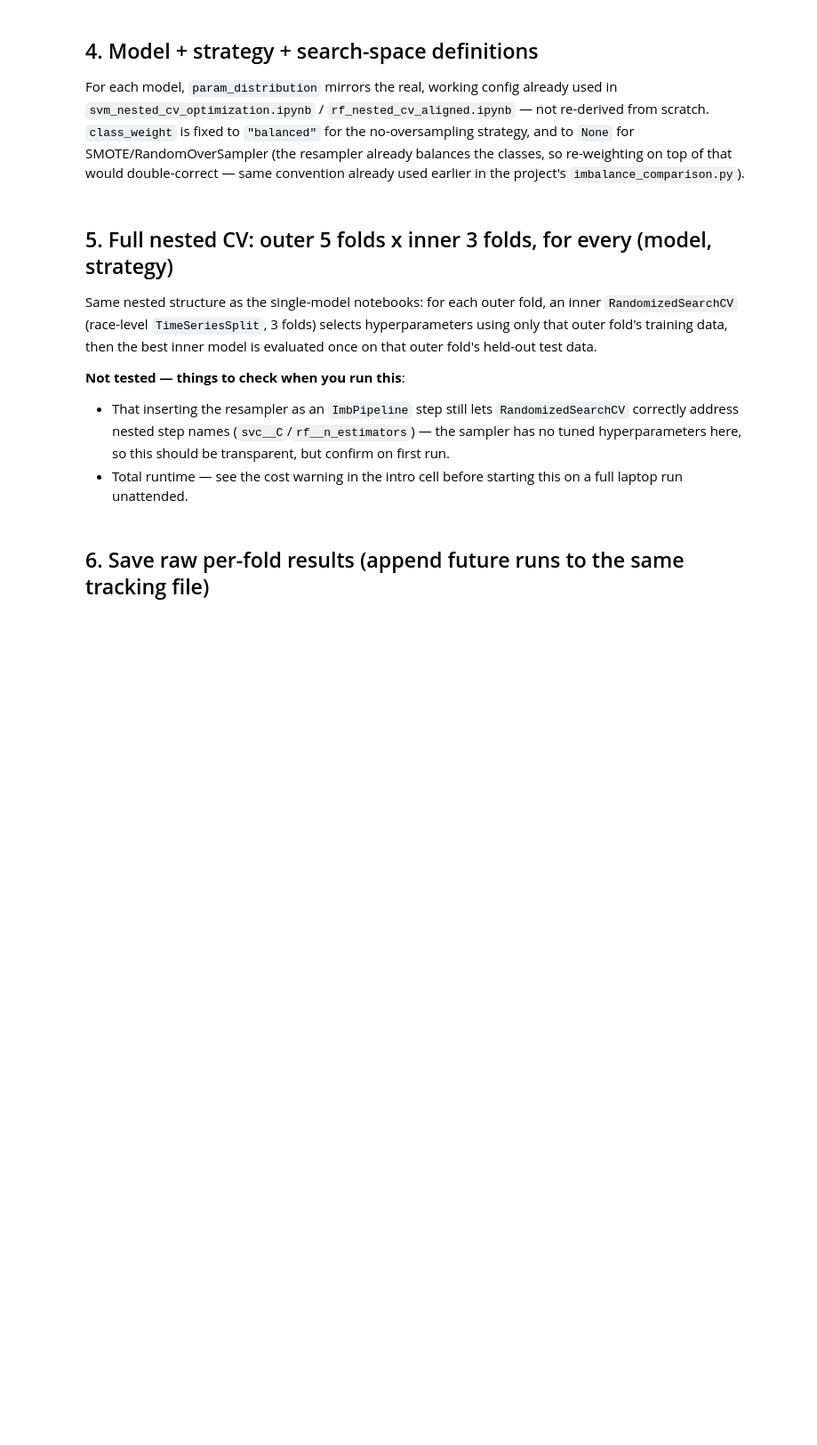
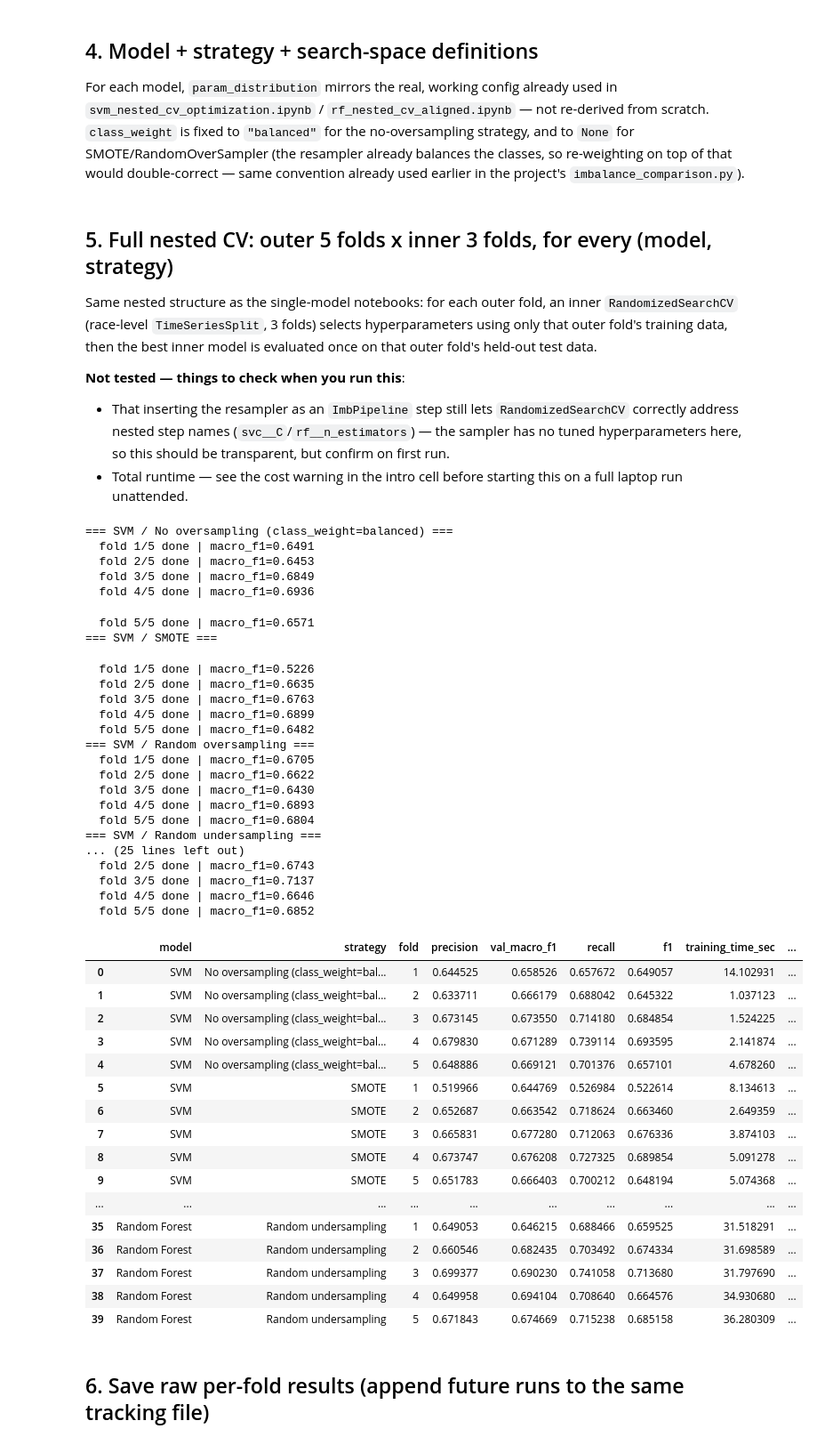
Before and after one commit to KDool/formula1_data_mining_project, a Jupyter notebook: models_training/imbalance_strategy_nestedcv.ipynb, the cells around one changed output. Shown at 89% size. Drawn from its saved outputs; the diff is of its cells as text; code cells hidden in the pictures; blank space fills up the shorter version.

```diff
--- a/models_training/imbalance_strategy_nestedcv.ipynb
+++ b/models_training/imbalance_strategy_nestedcv.ipynb
@@ -228,33 +228,76 @@ for model_name, (make_pipeline_fn, param_dist) in model_configs.items():
             best_model = search.best_estimator_
 
             # RandomizedSearchCV(refit=True) already times its own final refit internally
             # and stores it in search.refit_time_ -- reuse that instead of calling
             # best_model.fit(X_train, y_train) again, which would just duplicate the same
             # fit a second time and waste compute.
             refit_only_time = search.refit_time_
             search_only_time = elapsed_time - refit_only_time
 
             n_iter_actual = None
             if "svc" in best_model.named_steps:
                 n_iter_val = best_model.named_steps["svc"].n_iter_
                 n_iter_actual = int(n_iter_val[0]) if hasattr(n_iter_val, "__len__") else int(n_iter_val)
             results.append({
                 "model": model_name,
                 "strategy": strategy_name,
                 "fold": fold_idx,
                 "precision": precision_score(y_test, y_pred, average="macro", zero_division=0),
+                "val_macro_f1": search.best_score_,
                 "recall": recall_score(y_test, y_pred, average="macro", zero_division=0),
                 "f1": f1_score(y_test, y_pred, average="macro", zero_division=0),
                 "training_time_sec": elapsed_time,
                 "refit_only_time_sec": refit_only_time,
                 "search_only_time_sec": search_only_time,
                 "svm_n_iter_actual": n_iter_actual,
                 "best_params": search.best_params_,
             })
             print(f"  fold {fold_idx}/5 done | macro_f1={results[-1]['f1']:.4f}")
 
 results_df = pd.DataFrame(results)
 results_df
+# %% [output]
+=== SVM / No oversampling (class_weight=balanced) ===
+  fold 1/5 done | macro_f1=0.6491
+  fold 2/5 done | macro_f1=0.6453
+  fold 3/5 done | macro_f1=0.6849
+  fold 4/5 done | macro_f1=0.6936
+  fold 5/5 done | macro_f1=0.6571
+=== SVM / SMOTE ===
+  fold 1/5 done | macro_f1=0.5226
+  fold 2/5 done | macro_f1=0.6635
+  fold 3/5 done | macro_f1=0.6763
+  fold 4/5 done | macro_f1=0.6899
+  fold 5/5 done | macro_f1=0.6482
+=== SVM / Random oversampling ===
+  fold 1/5 done | macro_f1=0.6705
+  fold 2/5 done | macro_f1=0.6622
+  fold 3/5 done | macro_f1=0.6430
+  fold 4/5 done | macro_f1=0.6893
+  fold 5/5 done | macro_f1=0.6804
+=== SVM / Random undersampling ===
+... (25 lines left out)
+  fold 2/5 done | macro_f1=0.6743
+  fold 3/5 done | macro_f1=0.7137
+  fold 4/5 done | macro_f1=0.6646
+  fold 5/5 done | macro_f1=0.6852
+|  | model | strategy | fold | precision | val_macro_f1 | recall | f1 | training_time_sec | ... |
+| 0 | SVM | No oversampling (class_weight=bal... | 1 | 0.644525 | 0.658526 | 0.657672 | 0.649057 | 14.102931 | ... |
+| 1 | SVM | No oversampling (class_weight=bal... | 2 | 0.633711 | 0.666179 | 0.688042 | 0.645322 | 1.037123 | ... |
+| 2 | SVM | No oversampling (class_weight=bal... | 3 | 0.673145 | 0.673550 | 0.714180 | 0.684854 | 1.524225 | ... |
+| 3 | SVM | No oversampling (class_weight=bal... | 4 | 0.679830 | 0.671289 | 0.739114 | 0.693595 | 2.141874 | ... |
+| 4 | SVM | No oversampling (class_weight=bal... | 5 | 0.648886 | 0.669121 | 0.701376 | 0.657101 | 4.678260 | ... |
+| 5 | SVM | SMOTE | 1 | 0.519966 | 0.644769 | 0.526984 | 0.522614 | 8.134613 | ... |
+| 6 | SVM | SMOTE | 2 | 0.652687 | 0.663542 | 0.718624 | 0.663460 | 2.649359 | ... |
+| 7 | SVM | SMOTE | 3 | 0.665831 | 0.677280 | 0.712063 | 0.676336 | 3.874103 | ... |
+| 8 | SVM | SMOTE | 4 | 0.673747 | 0.676208 | 0.727325 | 0.689854 | 5.091278 | ... |
+| 9 | SVM | SMOTE | 5 | 0.651783 | 0.666403 | 0.700212 | 0.648194 | 5.074368 | ... |
+| ... | ... | ... | ... | ... | ... | ... | ... | ... | ... |
+| 35 | Random Forest | Random undersampling | 1 | 0.649053 | 0.646215 | 0.688466 | 0.659525 | 31.518291 | ... |
+| 36 | Random Forest | Random undersampling | 2 | 0.660546 | 0.682435 | 0.703492 | 0.674334 | 31.698589 | ... |
+| 37 | Random Forest | Random undersampling | 3 | 0.699377 | 0.690230 | 0.741058 | 0.713680 | 31.797690 | ... |
+| 38 | Random Forest | Random undersampling | 4 | 0.649958 | 0.694104 | 0.708640 | 0.664576 | 34.930680 | ... |
+| 39 | Random Forest | Random undersampling | 5 | 0.671843 | 0.674669 | 0.715238 | 0.685158 | 36.280309 | ... |
 # %% [markdown]
 ## 6. Save raw per-fold results (append future runs to the same tracking file)
 # %%
```
Also changed, not shown: parts of 4 cells of this notebook, 3 other files.
